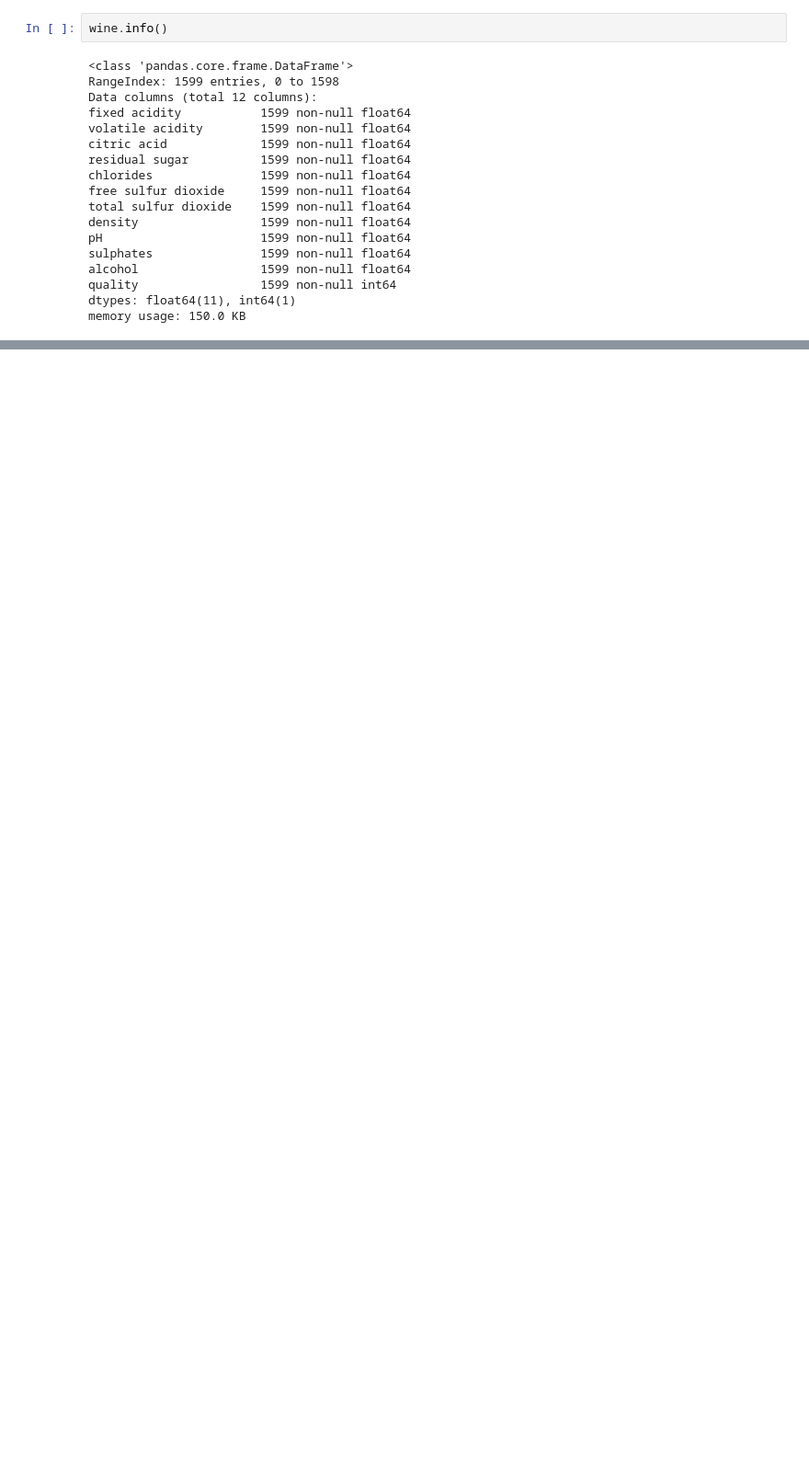
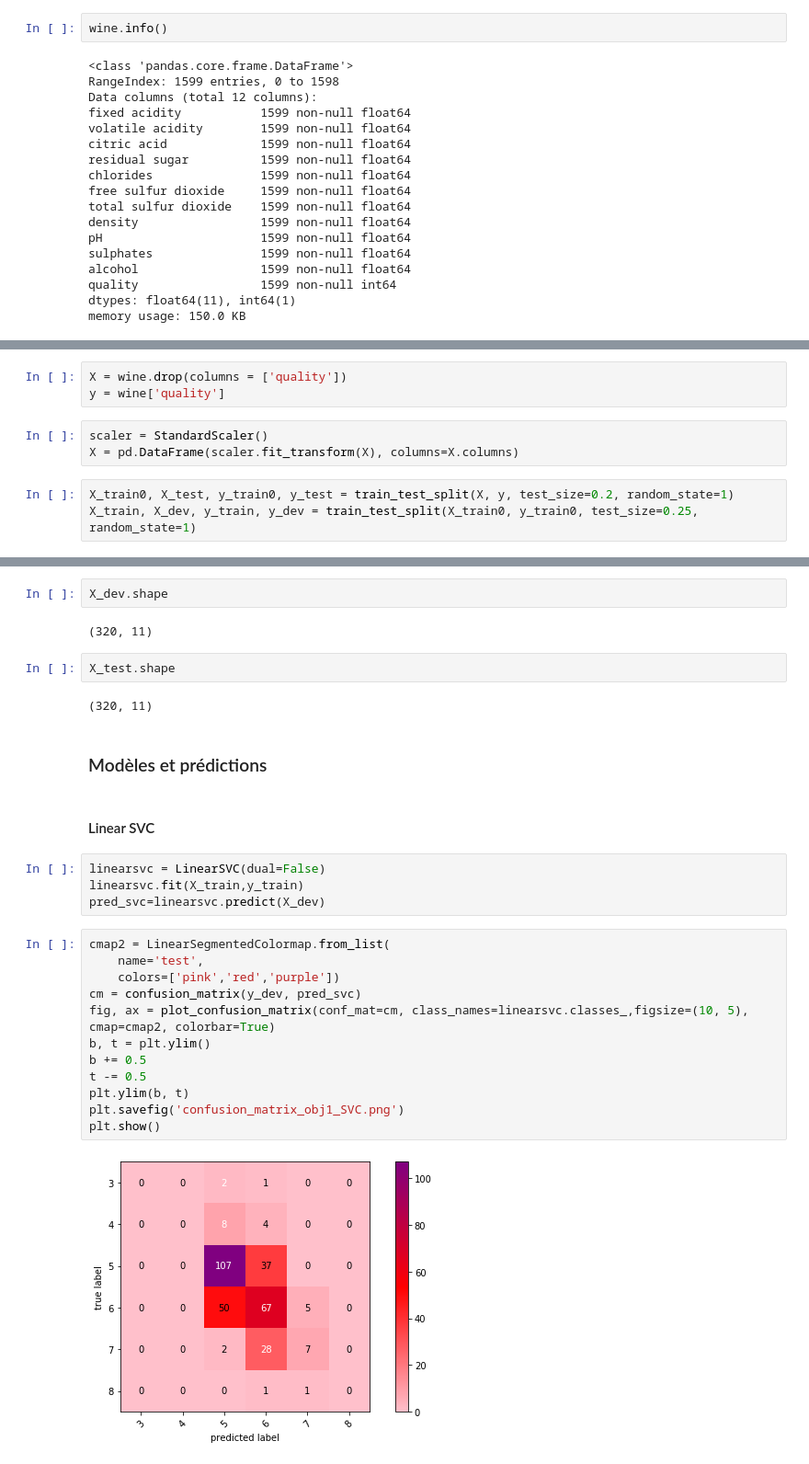
Before and after one commit to alinedebenath/ironhack-datalabs-dataparis0619-pt, a Jupyter notebook: module-3/supervised-learning-project/your-code/my_code.ipynb, the cells around one changed output, grey strips where cells are left out. Shown at 92% size. Cells and saved outputs as stored; diff of their text form; blank space fills up the shorter version.

```diff
--- a/module-3/supervised-learning-project/your-code/my_code.ipynb
+++ b/module-3/supervised-learning-project/your-code/my_code.ipynb
@@ -54,0 +90,9 @@ sns.heatmap(wine_corr, xticklabels=wine_corr.columns, yticklabels=wine_corr.colu
+# %%
+X = wine.drop(columns = ['quality'])
+y = wine['quality']
+# %%
+scaler = StandardScaler()
+X = pd.DataFrame(scaler.fit_transform(X), columns=X.columns)
+# %%
+X_train0, X_test, y_train0, y_test = train_test_split(X, y, test_size=0.2, random_state=1)
+X_train, X_dev, y_train, y_dev = train_test_split(X_train0, y_train0, test_size=0.25, random_state=1)
@@ -54,0 +103,30 @@ sns.heatmap(wine_corr, xticklabels=wine_corr.columns, yticklabels=wine_corr.colu
+# %%
+X_dev.shape
+# %% [output]
+(320, 11)
+# %%
+X_test.shape
+# %% [output]
+(320, 11)
+# %% [markdown]
+### Modèles et prédictions
+# %% [markdown]
+#### Linear SVC
+# %%
+linearsvc = LinearSVC(dual=False)
+linearsvc.fit(X_train,y_train)
+pred_svc=linearsvc.predict(X_dev)
+# %%
+cmap2 = LinearSegmentedColormap.from_list(
+    name='test',
+    colors=['pink','red','purple'])
+cm = confusion_matrix(y_dev, pred_svc)
+fig, ax = plot_confusion_matrix(conf_mat=cm, class_names=linearsvc.classes_,figsize=(10, 5), cmap=cmap2, colorbar=True)
+b, t = plt.ylim()
+b += 0.5
+t -= 0.5
+plt.ylim(b, t)
+plt.savefig('confusion_matrix_obj1_SVC.png')
+plt.show()
+# %% [output]
+[figure, added]
```
Also changed, not shown: parts of 72 cells of this notebook, 11 other files.
